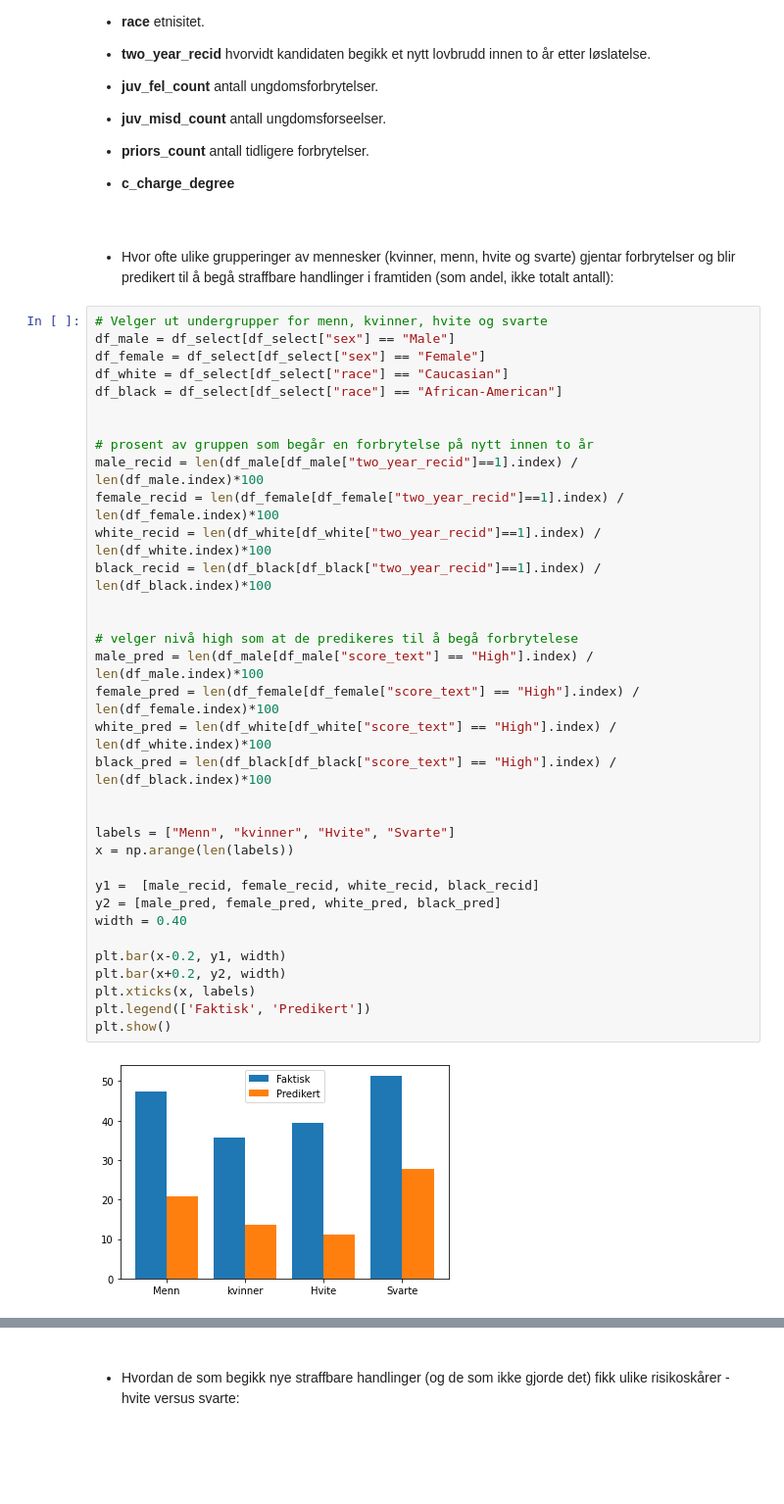
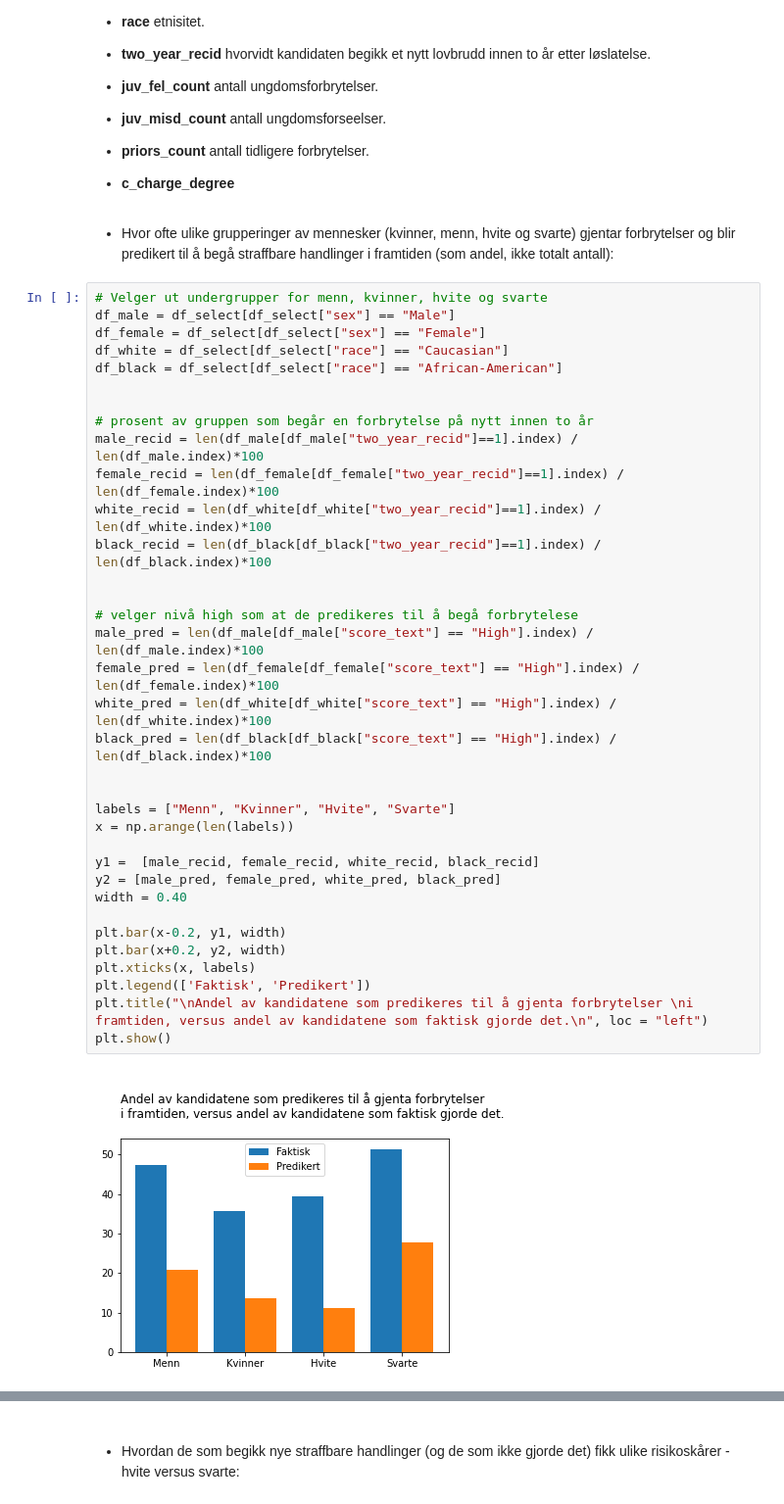
Before and after one commit to jonatanwins/COMPAS_project_HON2200, a Jupyter notebook: COMPAS.ipynb, the cells around one changed output, grey strips where cells are left out. Shown: that part at 98% size. Drawn from its saved outputs; the diff is of its cells as text; blank space fills up the shorter version.

```diff
--- a/COMPAS.ipynb
+++ b/COMPAS.ipynb
@@ -57,8 +57,6 @@ df_select
 
 - **c_charge_degree**
 # %% [markdown]
-####
-####
 - Hvor ofte ulike grupperinger av mennesker (kvinner, menn, hvite og svarte) gjentar forbrytelser og blir predikert til å begå straffbare handlinger i framtiden (som andel, ikke totalt antall):
 # %%
 # Velger ut undergrupper for menn, kvinner, hvite og svarte
@@ -67,33 +65,34 @@ df_female = df_select[df_select["sex"] == "Female"]
 df_white = df_select[df_select["race"] == "Caucasian"]
 df_black = df_select[df_select["race"] == "African-American"]
 
 
 # prosent av gruppen som begår en forbrytelse på nytt innen to år
 male_recid = len(df_male[df_male["two_year_recid"]==1].index) / len(df_male.index)*100
 female_recid = len(df_female[df_female["two_year_recid"]==1].index) / len(df_female.index)*100
 white_recid = len(df_white[df_white["two_year_recid"]==1].index) / len(df_white.index)*100
 black_recid = len(df_black[df_black["two_year_recid"]==1].index) / len(df_black.index)*100
 
 
 # velger nivå high som at de predikeres til å begå forbrytelese
 male_pred = len(df_male[df_male["score_text"] == "High"].index) / len(df_male.index)*100
 female_pred = len(df_female[df_female["score_text"] == "High"].index) / len(df_female.index)*100
 white_pred = len(df_white[df_white["score_text"] == "High"].index) / len(df_white.index)*100
 black_pred = len(df_black[df_black["score_text"] == "High"].index) / len(df_black.index)*100
 
 
-labels = ["Menn", "kvinner", "Hvite", "Svarte"]
+labels = ["Menn", "Kvinner", "Hvite", "Svarte"]
 x = np.arange(len(labels))
 
 y1 =  [male_recid, female_recid, white_recid, black_recid]
 y2 = [male_pred, female_pred, white_pred, black_pred]
 width = 0.40
 
 plt.bar(x-0.2, y1, width)
 plt.bar(x+0.2, y2, width)
 plt.xticks(x, labels)
 plt.legend(['Faktisk', 'Predikert'])
+plt.title("\nAndel av kandidatene som predikeres til å gjenta forbrytelser \ni framtiden, versus andel av kandidatene som faktisk gjorde det.\n", loc = "left")
 plt.show()
 # %% [output]
-[figure, old version]
+[figure, new version]
 # %% [markdown]
```
Also changed, not shown: parts of 10 cells of this notebook.
